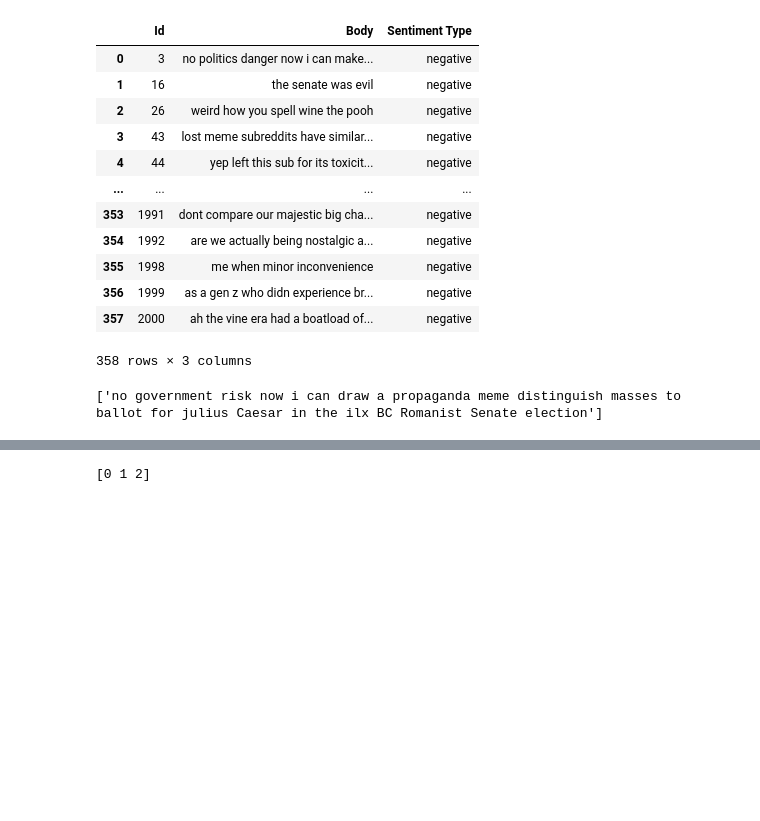
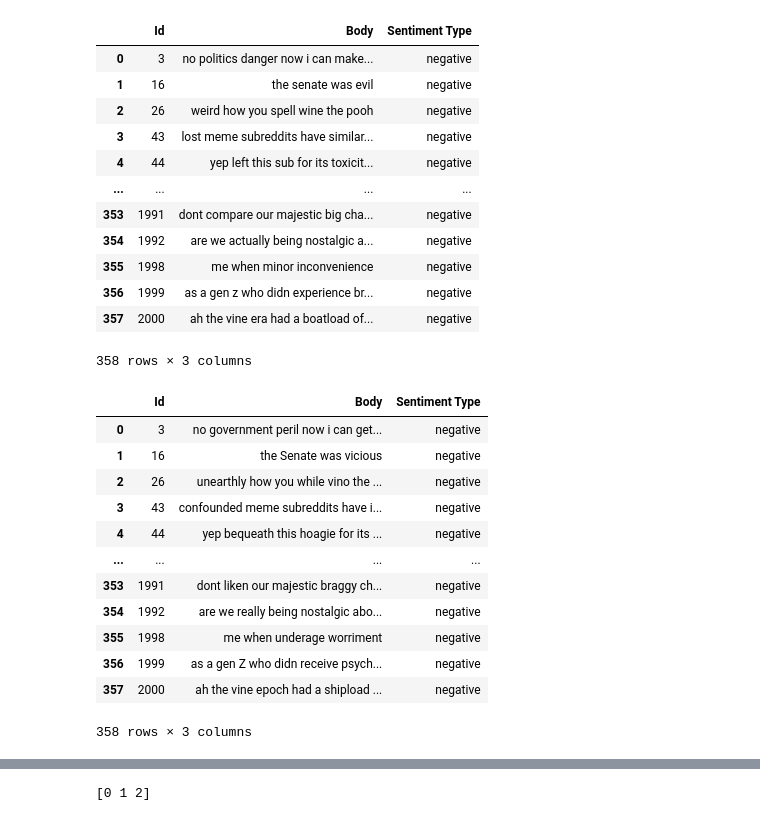
Before and after one commit to PR7175Z/Social-Media-Sentiment-Analaysis, a Jupyter notebook: model.ipynb, the cells around one changed output, grey strips where cells are left out. Drawn from its saved outputs; the diff is of its cells as text; code cells hidden in the pictures; blank space fills up the shorter version.

```diff
--- a/model.ipynb
+++ b/model.ipynb
@@ -159,8 +159,20 @@ negative_rows
 | 357 | 2000 | ah the vine era had a boatload of... | negative |
 358 rows × 3 columns
 # %%
-augmented = augmentor.augment(negative_rows['Body'][0])
+negative_rows['Body'] = [" ".join(augmentor.augment(negative_rows['Body'][x])) for x in range(len(negative_rows))]
 
-augmented
+negative_rows
 # %% [output]
+|  | Id | Body | Sentiment Type |
+| 0 | 3 | no government peril now i can get... | negative |
+| 1 | 16 | the Senate was vicious | negative |
+| 2 | 26 | unearthly how you while vino the ... | negative |
+| 3 | 43 | confounded meme subreddits have i... | negative |
+| 4 | 44 | yep bequeath this hoagie for its ... | negative |
+| ... | ... | ... | ... |
+| 353 | 1991 | dont liken our majestic braggy ch... | negative |
+| 354 | 1992 | are we really being nostalgic abo... | negative |
+| 355 | 1998 | me when underage worriment | negative |
+| 356 | 1999 | as a gen Z who didn receive psych... | negative |
+| 357 | 2000 | ah the vine epoch had a shipload ... | negative |
-['no government risk now i can draw a propaganda meme distinguish masses to ballot for julius Caesar in the ilx BC Romanist Senate election']
+358 rows × 3 columns
```
Also changed, not shown: parts of 17 cells of this notebook.
